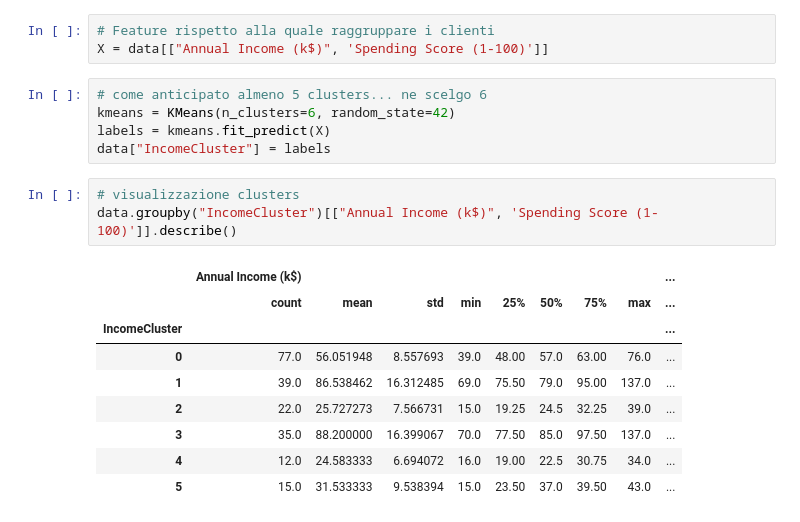
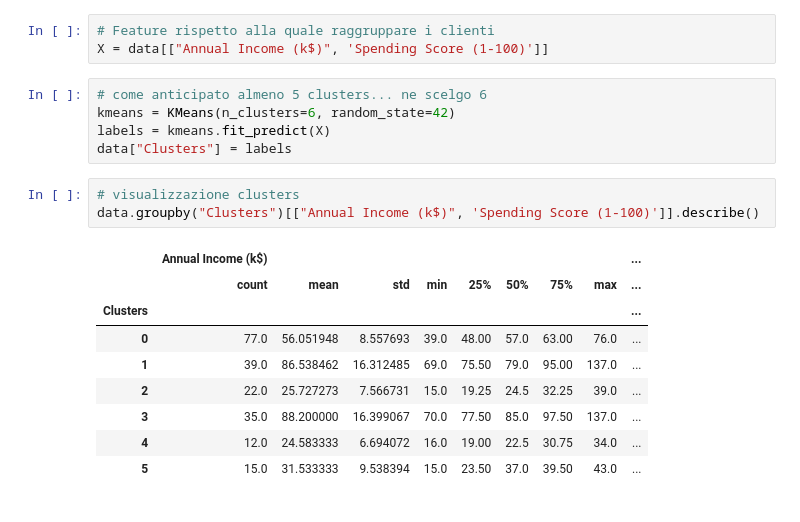
Before and after one commit to GabrieleTromboni/Deposito_Tromboni_CORSO-AI, a Jupyter notebook: 20 Agosto/clustering.ipynb, the cells around one changed output. Drawn from its saved outputs; the diff is of its cells as text.

```diff
--- a/20 Agosto/clustering.ipynb
+++ b/20 Agosto/clustering.ipynb
@@ -47,14 +47,14 @@ X = data[["Annual Income (k$)", 'Spending Score (1-100)']]
 # come anticipato almeno 5 clusters... ne scelgo 6
 kmeans = KMeans(n_clusters=6, random_state=42)
 labels = kmeans.fit_predict(X)
-data["IncomeCluster"] = labels
+data["Clusters"] = labels
 # %%
 # visualizzazione clusters
-data.groupby("IncomeCluster")[["Annual Income (k$)", 'Spending Score (1-100)']].describe()
+data.groupby("Clusters")[["Annual Income (k$)", 'Spending Score (1-100)']].describe()
 # %% [output]
 |  | Annual Income (k$) |  |  |  |  |  |  |  | ... |
 |  | count | mean | std | min | 25% | 50% | 75% | max | ... |
-| IncomeCluster |  |  |  |  |  |  |  |  | ... |
+| Clusters |  |  |  |  |  |  |  |  | ... |
 | 0 | 77.0 | 56.051948 | 8.557693 | 39.0 | 48.00 | 57.0 | 63.00 | 76.0 | ... |
 | 1 | 39.0 | 86.538462 | 16.312485 | 69.0 | 75.50 | 79.0 | 95.00 | 137.0 | ... |
 | 2 | 22.0 | 25.727273 | 7.566731 | 15.0 | 19.25 | 24.5 | 32.25 | 39.0 | ... |
```
Also changed, not shown: parts of 4 cells of this notebook.
